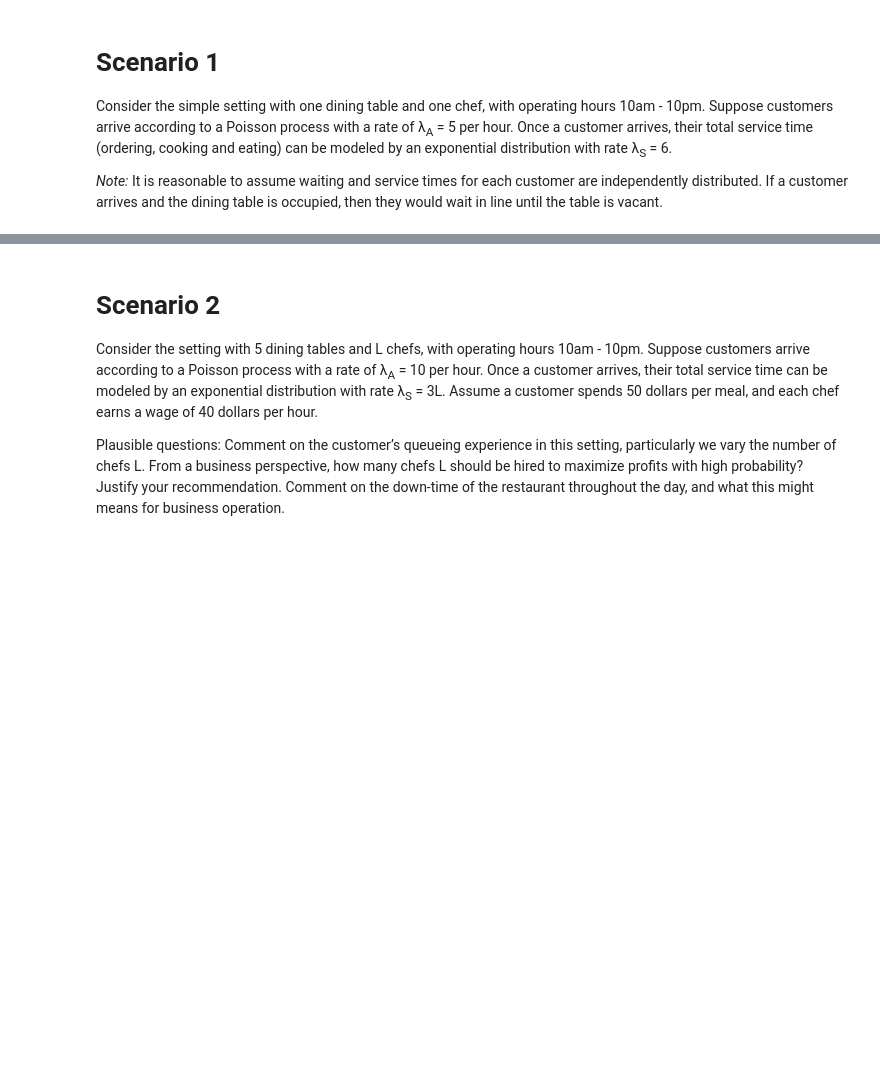
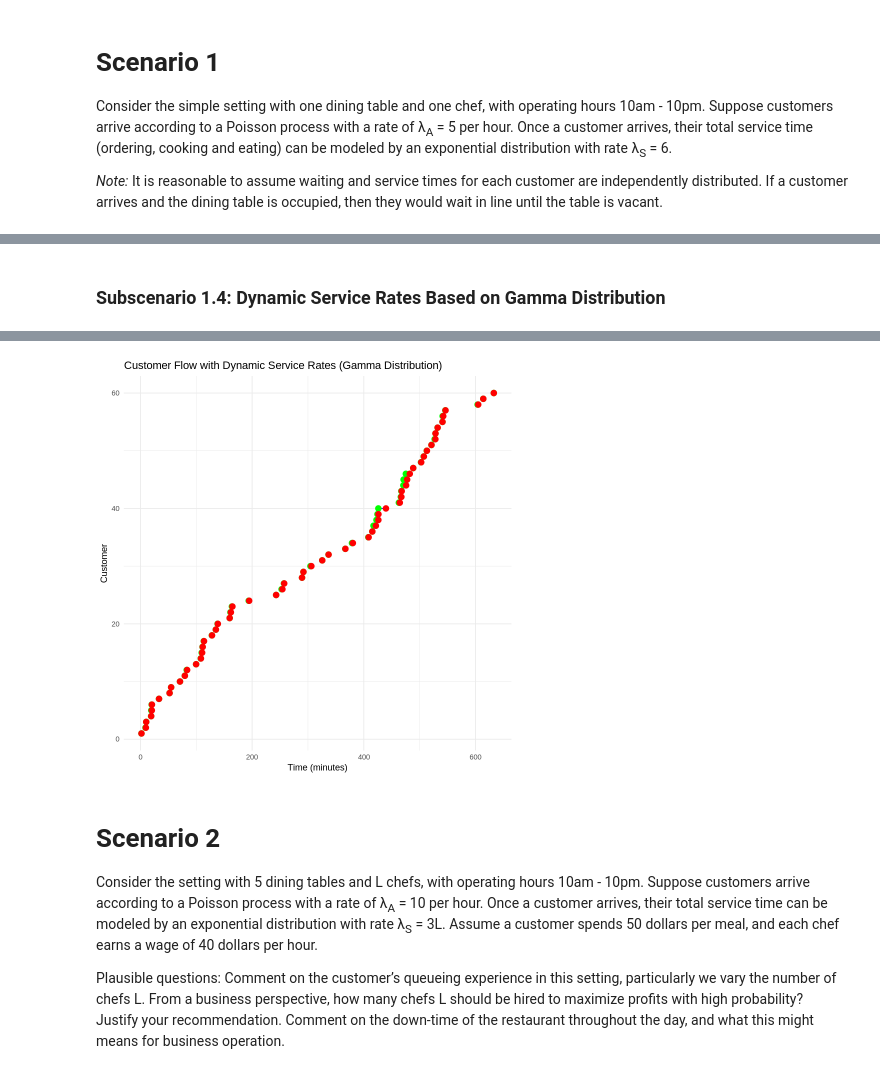
Before and after one commit to zoraizmohammad/dukeClasses, a Jupyter notebook: sta240/finalProject/STA240FinalSimulation.ipynb, the cells around one changed output, grey strips where cells are left out. Saved outputs shown, nothing was run; the diff lists cells and outputs as text; code cells hidden in the pictures; blank space fills up the shorter version.

```diff
--- a/sta240/finalProject/STA240FinalSimulation.ipynb
+++ b/sta240/finalProject/STA240FinalSimulation.ipynb
@@ -24,0 +337,76 @@ hours 10am - 10pm. Suppose customers arrive according to a Poisson process with
+# %% [markdown]
+### **Subscenario 1.4: Dynamic Service Rates Based on Gamma Distribution**
+# %%
+simulate_dynamic_service_gamma <- function(arrival_times, base_service_rate, peak_start, peak_end, shape_peak = 2, shape_offpeak = 5, scale_peak = 0.2, scale_offpeak = 0.5) {
+  n <- length(arrival_times)
+
+  # Generate service rates based on Gamma Distribution
+  service_rates <- numeric(n)
+  for (i in 1:n) {
+    if (arrival_times[i] >= peak_start & arrival_times[i] < peak_end) {
+      # Peak hours: Gamma distribution with smaller shape and scale (slower service)
+      service_rates[i] <- rgamma(1, shape = shape_peak, scale = scale_peak)
+    } else {
+      # Off-peak hours: Gamma distribution with larger shape and scale (faster service)
+      service_rates[i] <- rgamma(1, shape = shape_offpeak, scale = scale_offpeak)
+    }
+    # Ensure service rates are positive and have a minimum bound
+    service_rates[i] <- max(service_rates[i], 0.1) # Avoid near-zero or negative rates
+  }
+
+  # Generate service times using dynamic service rates
+  service_times <- rexp(n, rate = service_rates)
+
+  # Simulate restaurant operations
+  result <- simulate_restaurant(arrival_times, service_times)
+
+  # Create raw data
+  raw_data <- data.frame(
+    Customer = 1:n,
+    Arrival = arrival_times,
+    Start = result$start_times,
+    End = result$end_times,
+    Waiting_Time = result$waiting_times,
+    Service_Rate = service_rates
+  )
+
+  # Summary statistics
+  avg_waiting_time <- mean(result$waiting_times)
+  avg_service_rate_peak <- mean(service_rates[arrival_times >= peak_start & arrival_times < peak_end])
+  avg_service_rate_offpeak <- mean(service_rates[arrival_times < peak_start | arrival_times >= peak_end])
+
+  cat("Summary Statistics:\n")
+  cat("Average Waiting Time:", avg_waiting_time, "minutes\n")
+  cat("Average Service Rate (Peak Hours):", avg_service_rate_peak, "jobs/hour\n")
+  cat("Average Service Rate (Off-Peak Hours):", avg_service_rate_offpeak, "jobs/hour\n")
+
+  return(list(raw_data = raw_data))
+}
+
+# Parameters
+peak_start <- 6 * 60  # Peak starts at 6 PM
+peak_end <- 8 * 60    # Peak ends at 8 PM
+base_service_rate <- lambda_S  # Base service rate (jobs/hour)
+
+# Simulate dynamic service rates with Gamma distribution
+result_dynamic_gamma <- simulate_dynamic_service_gamma(arrival_times, base_service_rate, peak_start, peak_end)
+
+# Output raw data
+print(result_dynamic_gamma$raw_data)
+
+# Plot
+plot_simulation <- function(simulation_data) {
+  ggplot(simulation_data) +
+    geom_segment(aes(x = Arrival, xend = End, y = Customer, yend = Customer), color = "blue") +
+    geom_point(aes(x = Arrival, y = Customer), color = "green", size = 3, shape = 21, fill = "green") +
+    geom_point(aes(x = End, y = Customer), color = "red", size = 3, shape = 21, fill = "red") +
+    labs(
+      x = "Time (minutes)",
+      y = "Customer",
+      title = "Customer Flow with Dynamic Service Rates (Gamma Distribution)"
+    ) +
+    theme_minimal()
+}
+
+plot_simulation(result_dynamic_gamma$raw_data)
+# %% [output]
@@ -25,3 +430,4 @@ hours 10am - 10pm. Suppose customers arrive according to a Poisson process with
+[figure, added]
 # %% [markdown]
 # **Scenario 2**
 
```
Also changed, not shown: parts of 14 cells of this notebook.
